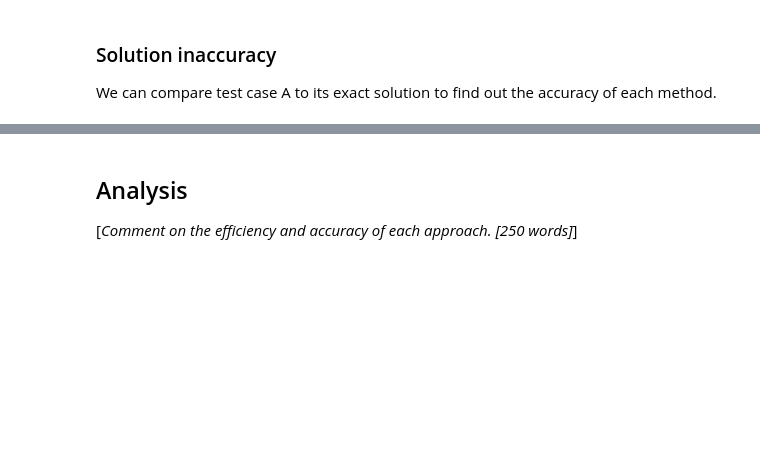
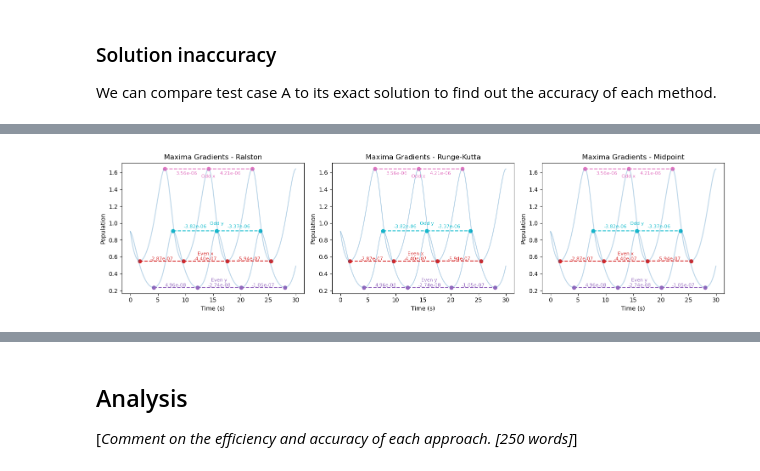
Before and after one commit to samrussell-code/numerical_scwk, a Jupyter notebook: samrussell.ipynb, the cells around one changed output, grey strips where cells are left out. Cells and saved outputs as stored; diff of their text form; code cells hidden in the pictures; blank space fills up the shorter version.

```diff
--- a/samrussell.ipynb
+++ b/samrussell.ipynb
@@ -360,0 +399,82 @@ We can see that the inaccuracies of $x$ and $y$ begin to spike as we reach the e
+# %%
+# Create a new figure for lines between even and odd-numbered turning points
+plt.figure(figsize=(15, 4))
+
+# Define colors for clarity
+trajectory_color = '#1f77b4'  # blue
+turning_point_color_x = '#ff7f0e'  # orange
+turning_point_color_y = '#2ca02c'  # green
+
+# Define unique colors for lines
+line_color_even_x = '#d62728'  # red
+line_color_odd_x = '#e377c2'  # pink
+line_color_even_y = '#9467bd'  # purple
+line_color_odd_y = '#17becf'  # cyan
+
+for idx, method in enumerate(methods, 1):
+    plt.subplot(1, 3, idx)
+
+    # Plot the actual trajectories with reduced opacity
+    plt.plot(t, sol[:, 0], color=trajectory_color, alpha=0.3)
+    plt.plot(t, sol[:, 1], color=trajectory_color, alpha=0.3)
+
+    # Plot turning points for x as scatter points
+    for i, (xt, x) in enumerate(zip(turning_points_xt, turning_points_x)):
+        color_x = line_color_even_x if i % 2 == 0 else line_color_odd_x
+        plt.scatter(xt, x, color=color_x, marker='o')
+
+    # Plot turning points for y as scatter points
+    for i, (yt, y) in enumerate(zip(turning_points_yt, turning_points_y)):
+        color_y = line_color_even_y if i % 2 == 0 else line_color_odd_y
+        plt.scatter(yt, y, color=color_y, marker='o')
+
+    # Plot lines between even-numbered turning points for x
+    for i in range(0, len(turning_points_x) - 2, 2):
+        x_values = [turning_points_x[i], turning_points_x[i + 2]]
+        t_values = [turning_points_xt[i], turning_points_xt[i + 2]]
+        plt.plot(t_values, x_values, linestyle='--', color=line_color_even_x)
+        plt.annotate(f'{x_values[0] - x_values[1]:.2e}', (np.mean(t_values), np.mean(x_values)),
+                     textcoords="offset points", xytext=(0, 1), ha='center', fontsize=8, color=line_color_even_x)
+
+    # Plot lines between odd-numbered turning points for x
+    for i in range(1, len(turning_points_x) - 2, 2):
+        x_values = [turning_points_x[i], turning_points_x[i + 2]]
+        t_values = [turning_points_xt[i], turning_points_xt[i + 2]]
+        plt.plot(t_values, x_values, linestyle='--', color=line_color_odd_x)
+        plt.annotate(f'{x_values[0] - x_values[1]:.2e}', (np.mean(t_values), np.mean(x_values)),
+                     textcoords="offset points", xytext=(0, -10), ha='center', fontsize=8, color=line_color_odd_x)
+
+    # Plot lines between even-numbered turning points for y
+    for i in range(0, len(turning_points_y) - 2, 2):
+        y_values = [turning_points_y[i], turning_points_y[i + 2]]
+        t_values = [turning_points_yt[i], turning_points_yt[i + 2]]
+        plt.plot(t_values, y_values, linestyle='--', color=line_color_even_y)
+        plt.annotate(f'{y_values[0] - y_values[1]:.2e}', (np.mean(t_values), np.mean(y_values)),
+                     textcoords="offset points", xytext=(0, 1), ha='center', fontsize=8, color=line_color_even_y)
+
+    # Plot lines between odd-numbered turning points for y
+    for i in range(1, len(turning_points_y) - 2, 2):
+        y_values = [turning_points_y[i], turning_points_y[i + 2]]
+        t_values = [turning_points_yt[i], turning_points_yt[i + 2]]
+        plt.plot(t_values, y_values, linestyle='--', color=line_color_odd_y)
+        plt.annotate(f'{y_values[0] - y_values[1]:.2e}', (np.mean(t_values), np.mean(y_values)),
+                     textcoords="offset points", xytext=(0, 5), ha='center', fontsize=8, color=line_color_odd_y)
+
+    # Label even x, odd x, even y, and odd y turning point lines
+    plt.annotate('Even x', (np.mean(turning_points_xt[::2]), np.mean(turning_points_x[::2])),
+                 textcoords="offset points", xytext=(0, 10), ha='center', fontsize=8, color=line_color_even_x)
+    plt.annotate('Odd x', (np.mean(turning_points_xt[1::2]), np.mean(turning_points_x[1::2])),
+                 textcoords="offset points", xytext=(0, -15), ha='center', fontsize=8, color=line_color_odd_x)
+    plt.annotate('Even y', (np.mean(turning_points_yt[::2]), np.mean(turning_points_y[::2])),
+                 textcoords="offset points", xytext=(0, 10), ha='center', fontsize=8, color=line_color_even_y)
+    plt.annotate('Odd y', (np.mean(turning_points_yt[1::2]), np.mean(turning_points_y[1::2])),
+                 textcoords="offset points", xytext=(0, 10), ha='center', fontsize=8, color=line_color_odd_y)
+
+    plt.title(f"Maxima Gradients - {method}")
+    plt.xlabel("Time (s)")
+    plt.ylabel("Population")
+
+plt.tight_layout()
+plt.show()
+# %% [output]
+[figure, added]
```
Also changed, not shown: parts of 15 cells of this notebook, 1 other file.
